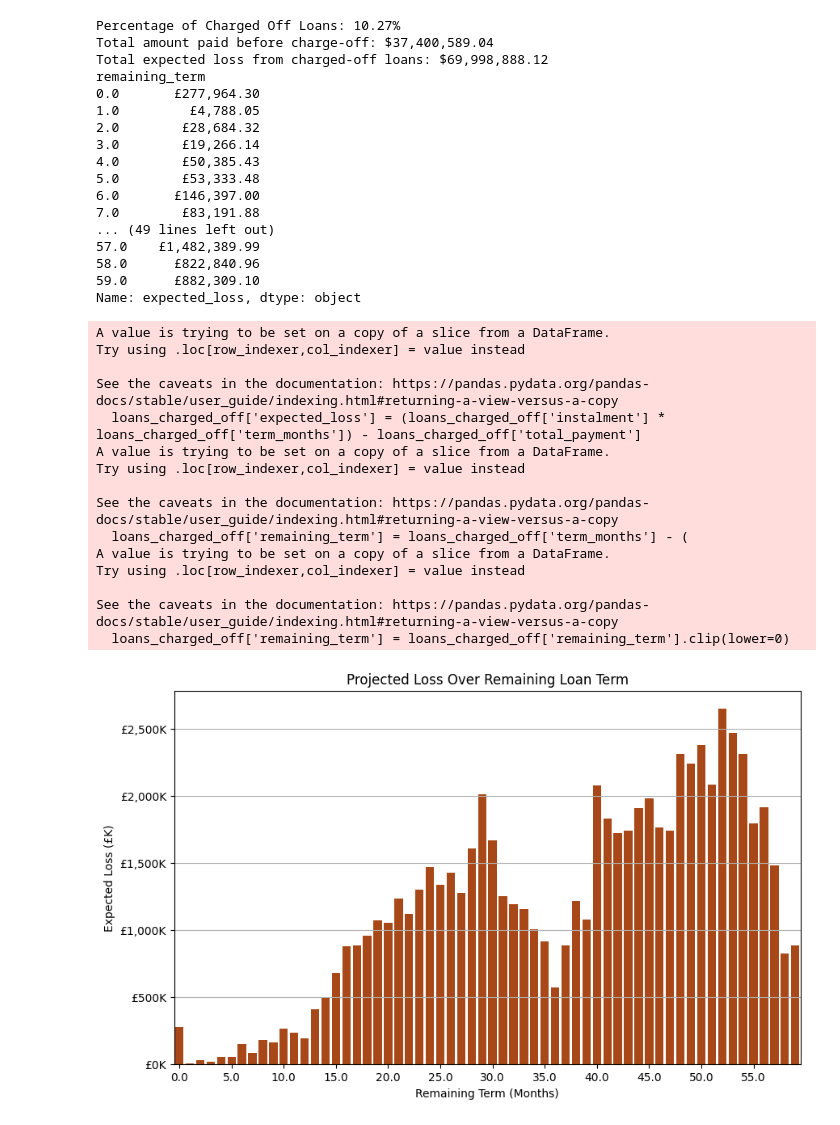
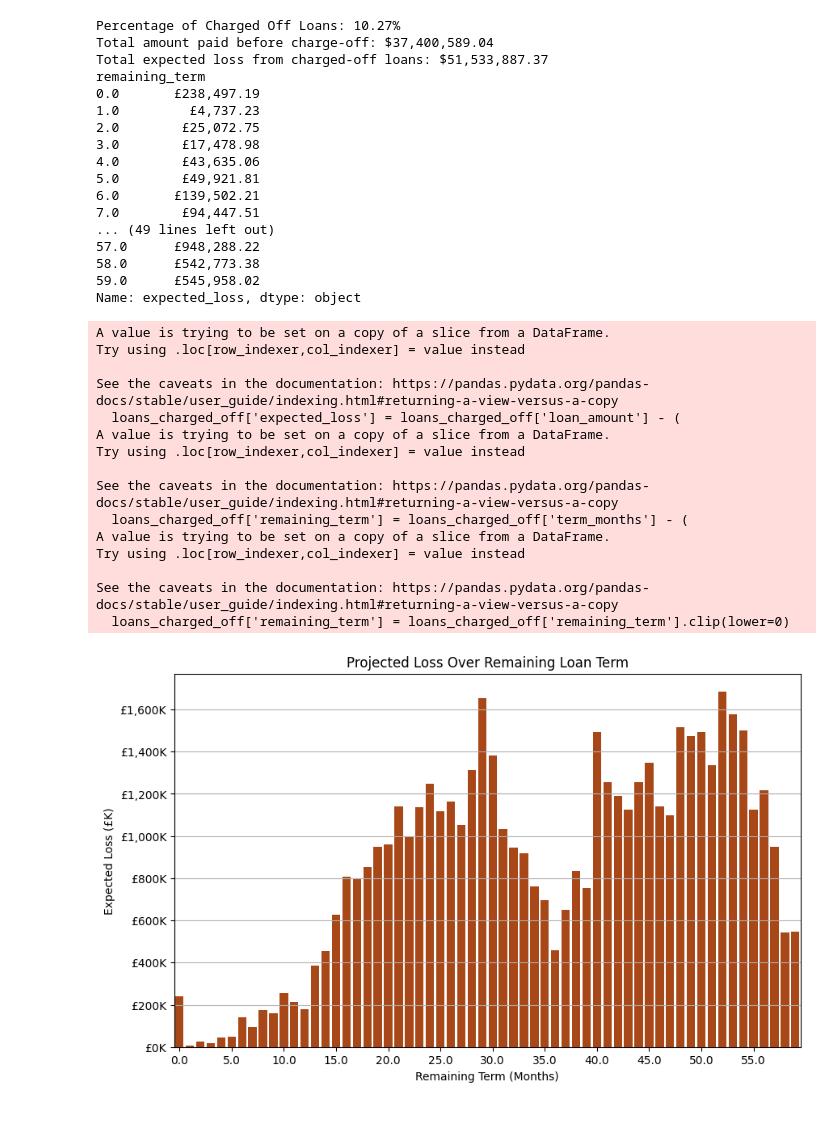
Before and after one commit to danaciobo/CustomerLoansFinance, a Jupyter notebook: data_analysis_charged_off.ipynb, the cells around one changed output. Drawn from its saved outputs; the diff is of its cells as text; code cells hidden in the pictures.

```diff
--- a/data_analysis_charged_off.ipynb
+++ b/data_analysis_charged_off.ipynb
@@ -17,8 +17,12 @@ print(f'Percentage of Charged Off Loans: {charged_off_pct:.2f}%')
 total_paid_charged_off_loans = loans_charged_off['total_payment'].sum()
 print(f"Total amount paid before charge-off: ${total_paid_charged_off_loans:,.2f}")
 
-# formula for expected loss on charged off loans
-loans_charged_off['expected_loss'] = (loans_charged_off['instalment'] * loans_charged_off['term_months']) - loans_charged_off['total_payment']
+
+loans_charged_off['expected_loss'] = loans_charged_off['loan_amount'] - (
+    loans_charged_off['total_rec_prncp'] + loans_charged_off['recoveries']
+)
+# # formula for expected loss on charged off loans - includes interest
+# loans_charged_off['expected_loss'] = (loans_charged_off['instalment'] * loans_charged_off['term_months']) - loans_charged_off['total_payment']
 
 # calculating & printing total expected loss
 total_loss = loans_charged_off['expected_loss'].sum()
@@ -45,44 +49,44 @@ plt.xlabel('Remaining Term (Months)')
 plt.ylabel('Expected Loss (£K)')
 plt.title('Projected Loss Over Remaining Loan Term')
 
 # formatting y-axis to show values in thousands (K)
 plt.gca().yaxis.set_major_formatter(mticker.FuncFormatter(lambda x, _: f'£{x/1000:,.0f}K'))
 # shows only every 5 months on x axsis
 plt.xticks(ticks=loss_over_time.index[::5])
 
 plt.grid(axis='y')
 plt.show()
 # %% [output]
 Percentage of Charged Off Loans: 10.27%
 Total amount paid before charge-off: $37,400,589.04
-Total expected loss from charged-off loans: $69,998,888.12
+Total expected loss from charged-off loans: $51,533,887.37
 remaining_term
-0.0       £277,964.30
-1.0         £4,788.05
-2.0        £28,684.32
-3.0        £19,266.14
-4.0        £50,385.43
-5.0        £53,333.48
-6.0       £146,397.00
-7.0        £83,191.88
+0.0       £238,497.19
+1.0         £4,737.23
+2.0        £25,072.75
+3.0        £17,478.98
+4.0        £43,635.06
+5.0        £49,921.81
+6.0       £139,502.21
+7.0        £94,447.51
 ... (49 lines left out)
-57.0    £1,482,389.99
-58.0      £822,840.96
-59.0      £882,309.10
+57.0      £948,288.22
+58.0      £542,773.38
+59.0      £545,958.02
 Name: expected_loss, dtype: object
 A value is trying to be set on a copy of a slice from a DataFrame.
 Try using .loc[row_indexer,col_indexer] = value instead
 
 See the caveats in the documentation: https://pandas.pydata.org/pandas-docs/stable/user_guide/indexing.html#returning-a-view-versus-a-copy
-  loans_charged_off['expected_loss'] = (loans_charged_off['instalment'] * loans_charged_off['term_months']) - loans_charged_off['total_payment']
+  loans_charged_off['expected_loss'] = loans_charged_off['loan_amount'] - (
 A value is trying to be set on a copy of a slice from a DataFrame.
 Try using .loc[row_indexer,col_indexer] = value instead
 
 See the caveats in the documentation: https://pandas.pydata.org/pandas-docs/stable/user_guide/indexing.html#returning-a-view-versus-a-copy
   loans_charged_off['remaining_term'] = loans_charged_off['term_months'] - (
 A value is trying to be set on a copy of a slice from a DataFrame.
 Try using .loc[row_indexer,col_indexer] = value instead
 
 See the caveats in the documentation: https://pandas.pydata.org/pandas-docs/stable/user_guide/indexing.html#returning-a-view-versus-a-copy
   loans_charged_off['remaining_term'] = loans_charged_off['remaining_term'].clip(lower=0)
-[figure, old version]
+[figure, new version]
```
Also changed, not shown: 4 other files.
